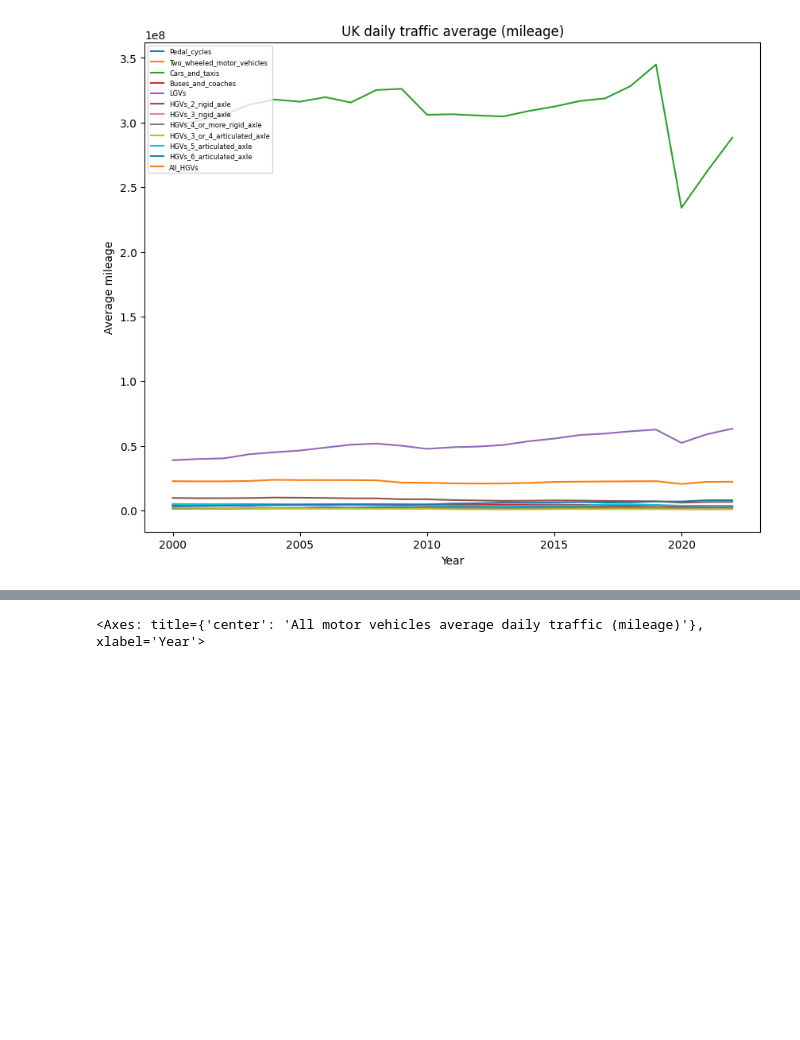
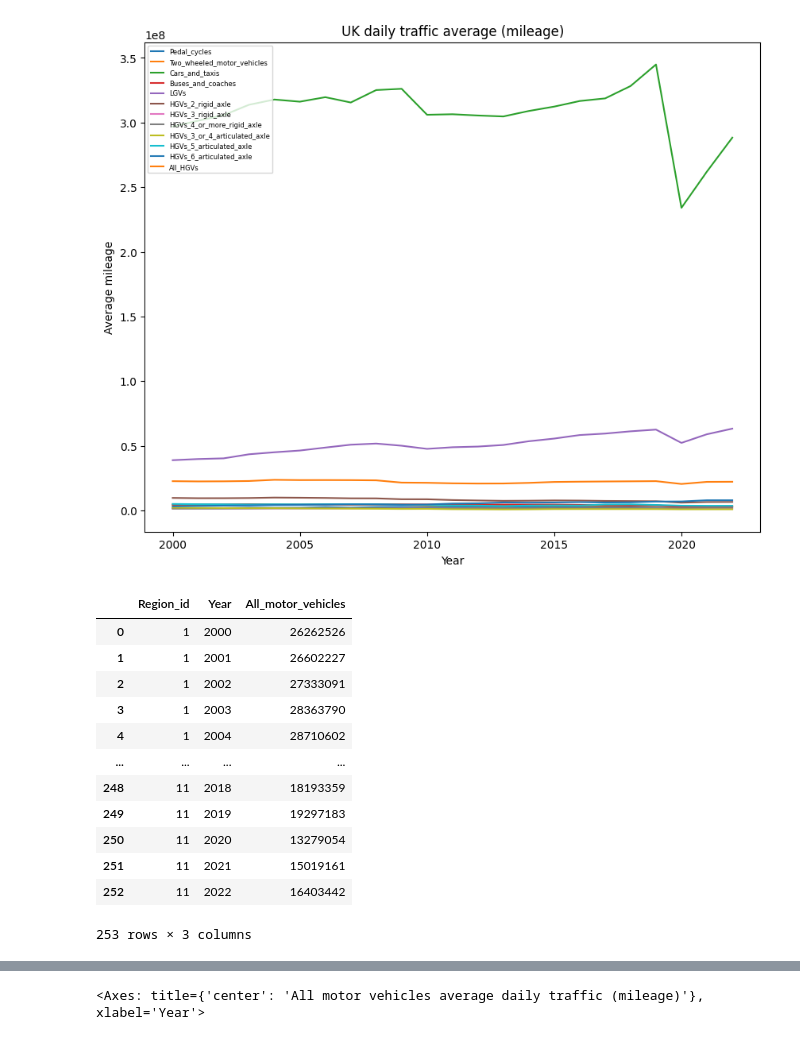
Before and after one commit to andyghpro/ev-forecast, a Jupyter notebook: test.ipynb, the cells around one changed output, grey strips where cells are left out. Drawn from its saved outputs; the diff is of its cells as text; code cells hidden in the pictures; blank space fills up the shorter version.

```diff
--- a/test.ipynb
+++ b/test.ipynb
@@ -75,3 +75,19 @@ plt.title('UK daily traffic average (mileage)')
 # %% [output]
 Text(0.5, 1.0, 'UK daily traffic average (mileage)')
 [figure]
+# %%
+df_region
+# %% [output]
+|  | Region_id | Year | All_motor_vehicles |
+| 0 | 1 | 2000 | 26262526 |
+| 1 | 1 | 2001 | 26602227 |
+| 2 | 1 | 2002 | 27333091 |
+| 3 | 1 | 2003 | 28363790 |
+| 4 | 1 | 2004 | 28710602 |
+| ... | ... | ... | ... |
+| 248 | 11 | 2018 | 18193359 |
+| 249 | 11 | 2019 | 19297183 |
+| 250 | 11 | 2020 | 13279054 |
+| 251 | 11 | 2021 | 15019161 |
+| 252 | 11 | 2022 | 16403442 |
+253 rows × 3 columns
```
Also changed, not shown: parts of 3 cells of this notebook.
